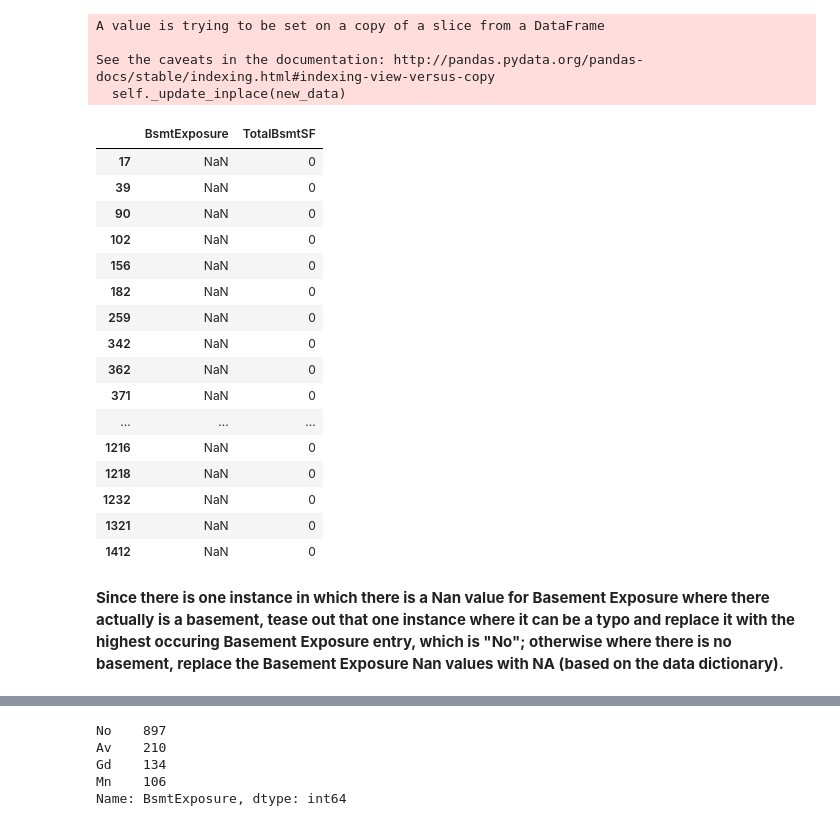
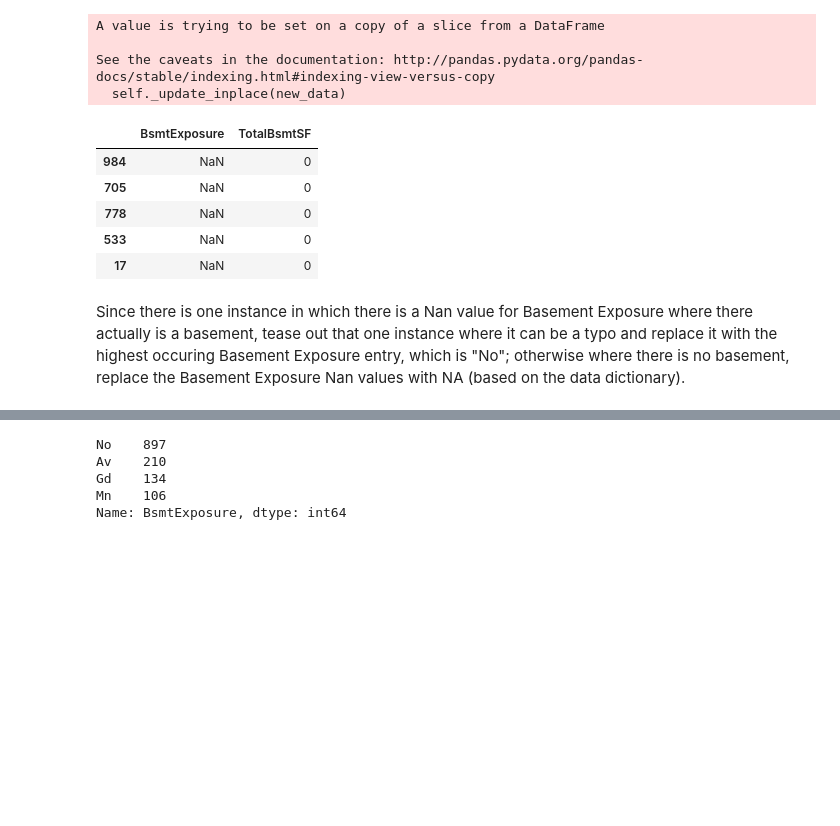
Before and after one commit to godsylla/Housing-Sales-Price-Predictions-Regression-, a Jupyter notebook: ipynb/Part01 - Ames Housing Data - Load, Inspect, Clean Data.ipynb, the cells around one changed output, grey strips where cells are left out. Cells and saved outputs as stored; diff of their text form; code cells hidden in the pictures; blank space fills up the shorter version.

```diff
--- a/ipynb/Part01 - Ames Housing Data - Load, Inspect, Clean Data.ipynb
+++ b/ipynb/Part01 - Ames Housing Data - Load, Inspect, Clean Data.ipynb
@@ -50,7 +60,7 @@ sns.set_style('whitegrid')
 # %% [markdown]
 ### Load and Inspect the Data
 # %%
-df_house = pd.read_csv('../assets/housing.csv')
+df_house = pd.read_csv('./assets/housing.csv')
 # %% [markdown]
 **The size of my dataset is 4.1 MB as shown below:**
 # %%
@@ -275,27 +204,16 @@ See the caveats in the documentation: http://pandas.pydata.org/pandas-docs/stabl
   self._update_inplace(new_data)
 # %%
 bsmtexp_mask = basement_features['BsmtExposure'].isnull()
-basement_features[bsmtexp_mask][['BsmtExposure', 'TotalBsmtSF']]
+basement_features[bsmtexp_mask][['BsmtExposure', 'TotalBsmtSF']].sample(5)
 # %% [output]
 |  | BsmtExposure | TotalBsmtSF |
+| 984 | NaN | 0 |
+| 705 | NaN | 0 |
+| 778 | NaN | 0 |
+| 533 | NaN | 0 |
 | 17 | NaN | 0 |
-| 39 | NaN | 0 |
-| 90 | NaN | 0 |
-| 102 | NaN | 0 |
-| 156 | NaN | 0 |
-| 182 | NaN | 0 |
-| 259 | NaN | 0 |
-| 342 | NaN | 0 |
-| 362 | NaN | 0 |
-| 371 | NaN | 0 |
-| ... | ... | ... |
-| 1216 | NaN | 0 |
-| 1218 | NaN | 0 |
-| 1232 | NaN | 0 |
-| 1321 | NaN | 0 |
-| 1412 | NaN | 0 |
 # %% [markdown]
-**Since there is one instance in which there is a Nan value for Basement Exposure where there actually is a basement, tease out that one instance where it can be a typo and replace it with the highest occuring Basement Exposure entry, which is "No"; otherwise where there is no basement, replace the Basement Exposure Nan values with NA (based on the data dictionary).**
+Since there is one instance in which there is a Nan value for Basement Exposure where there actually is a basement, tease out that one instance where it can be a typo and replace it with the highest occuring Basement Exposure entry, which is "No"; otherwise where there is no basement, replace the Basement Exposure Nan values with NA (based on the data dictionary).
 # %%
 np.where(basement_features['TotalBsmtSF']==936)
 basement_features.iloc[[582,  760,  776,  895, 1026, 1032, 1067, 1360], :]
```
Also changed, not shown: parts of 176 cells of this notebook, 4 other files.
